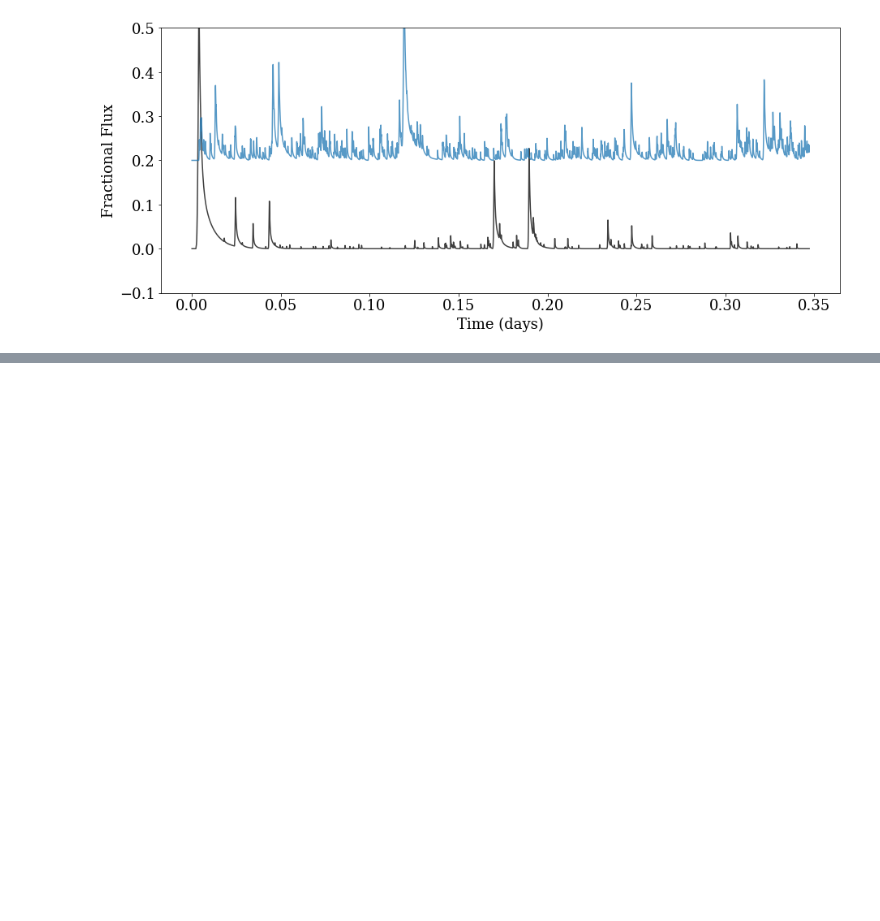
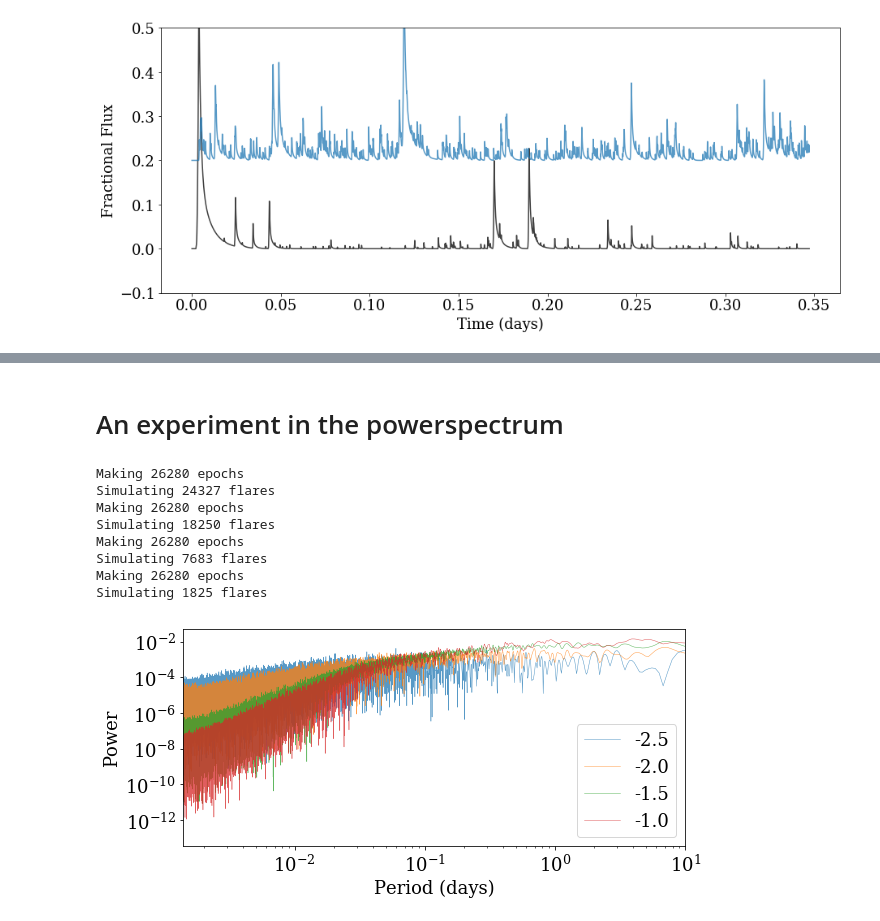
Before and after one commit to ernewton/flareninja, a Jupyter notebook: jradavenport_fwdmodel/fmodel.ipynb, the cells around one changed output, grey strips where cells are left out. Drawn from its saved outputs; the diff is of its cells as text; code cells hidden in the pictures; blank space fills up the shorter version.

Commit message:
some experiments

```diff
--- a/jradavenport_fwdmodel/fmodel.ipynb
+++ b/jradavenport_fwdmodel/fmodel.ipynb
@@ -77,0 +79,30 @@ plt.xlim(dt*2, 10);
+# %% [markdown]
+# An experiment in the powerspectrum
+# %%
+beta_i = np.arange(-2.5, -0.5, 0.5)
+min_i = -2.5 - beta_i/2.
+
+plt.figure(figsize=(9,4))
+for k in range(len(beta_i)):
+    s_timei, s_fluxi = flare_prob.SuperLC(dur=dur, mag=False, ffd_alpha=0, ffd_beta=beta_i[k],
+                                          ffd_min=min_i[k], dt=dt*10)
+    frequencyi, poweri = LombScargle(s_timei, s_fluxi).autopower()
+
+    plt.plot(1./frequencyi, poweri, lw=0.5, alpha=0.75, label=str(beta_i[k]))
+
+plt.legend()
+plt.xscale('log')
+plt.xlabel('Period (days)')
+plt.ylabel('Power')
+plt.yscale('log')
+plt.xlim(dt*2*10, 10);
+# %% [output]
+Making 26280 epochs
+Simulating 24327 flares
+Making 26280 epochs
+Simulating 18250 flares
+Making 26280 epochs
+Simulating 7683 flares
+Making 26280 epochs
+Simulating 1825 flares
+[figure, added]
```
Also changed, not shown: parts of 4 cells of this notebook.
